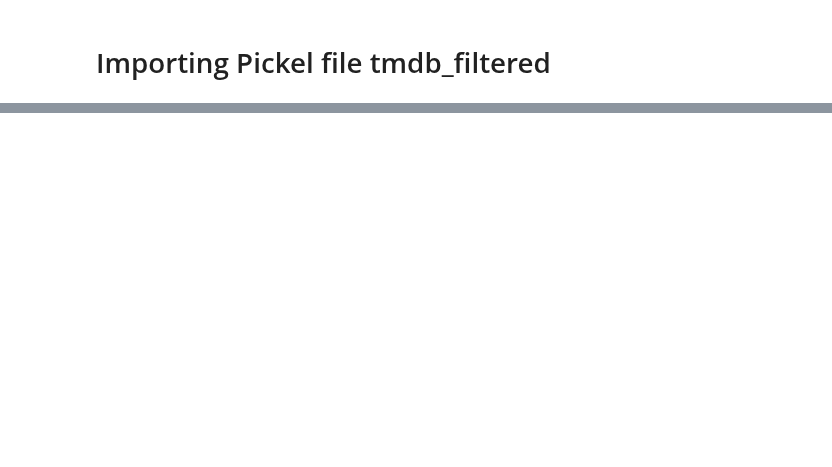
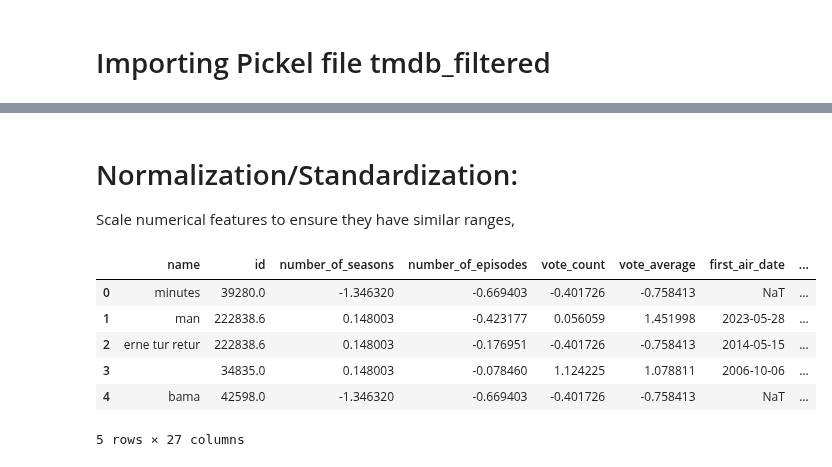
Before and after one commit to Elbx88/ML-Model-Perdiction, a Jupyter notebook: Project_ML_Models_Erez_Levy_TMDB_4.ipynb, the cells around one changed output, grey strips where cells are left out. Saved outputs shown, nothing was run; the diff lists cells and outputs as text; code cells hidden in the pictures; blank space fills up the shorter version.

```diff
--- a/Project_ML_Models_Erez_Levy_TMDB_4.ipynb
+++ b/Project_ML_Models_Erez_Levy_TMDB_4.ipynb
@@ -715,0 +214,3 @@ tmdb_filtered loaded from /content/drive/My Drive/1pBDwupkA4bAYBLsQilnu8YrNra72Q
+# %%
+tmdb_eng=tmdb_clean.copy()
+tmdb_eng.info()
@@ -715,0 +277,40 @@ tmdb_filtered loaded from /content/drive/My Drive/1pBDwupkA4bAYBLsQilnu8YrNra72Q
+# %% [markdown]
+# Normalization/Standardization:
+Scale numerical features to ensure they have similar ranges,
+# %%
+import numpy as np
+import pandas as pd
+from sklearn.preprocessing import StandardScaler
+
+# Using tmdb_eng as  DataFrame
+
+# Select numerical features for scaling
+numerical_features = ['number_of_episodes', 'number_of_seasons', 'vote_count', 'vote_average', 'popularity',
+                      'episode_run_time', 'avg_episode_runtime_per_number_of_seasons', 'total_runtime',
+                      'production_company_count', 'network_count', 'genre_count', 'origin_country_count',
+                      'created_by_count']
+
+# Replace infinite values with NaN
+tmdb_eng[numerical_features] = tmdb_eng[numerical_features].replace([np.inf, -np.inf], np.nan)
+
+# Impute NaN values (if any) with the median of the column
+# (You can also use other strategies like mean or a constant value)
+for feature in numerical_features:
+    tmdb_eng[feature] = tmdb_eng[feature].fillna(tmdb_eng[feature].median())
+
+# Create a StandardScaler object
+scaler = StandardScaler()
+
+# Fit the scaler on the selected numerical features and transform them
+tmdb_eng[numerical_features] = scaler.fit_transform(tmdb_eng[numerical_features])
+
+# Display the updated DataFrame with scaled features
+tmdb_eng.head()
+# %% [output]
+|  | name | id | number_of_seasons | number_of_episodes | vote_count | vote_average | first_air_date | ... |
+| 0 | minutes | 39280.0 | -1.346320 | -0.669403 | -0.401726 | -0.758413 | NaT | ... |
+| 1 | man | 222838.6 | 0.148003 | -0.423177 | 0.056059 | 1.451998 | 2023-05-28 | ... |
+| 2 | erne tur retur | 222838.6 | 0.148003 | -0.176951 | -0.401726 | -0.758413 | 2014-05-15 | ... |
+| 3 |  | 34835.0 | 0.148003 | -0.078460 | 1.124225 | 1.078811 | 2006-10-06 | ... |
+| 4 | bama | 42598.0 | -1.346320 | -0.669403 | -0.401726 | -0.758413 | NaT | ... |
+5 rows × 27 columns
```
Also changed, not shown: parts of 73 cells of this notebook.
